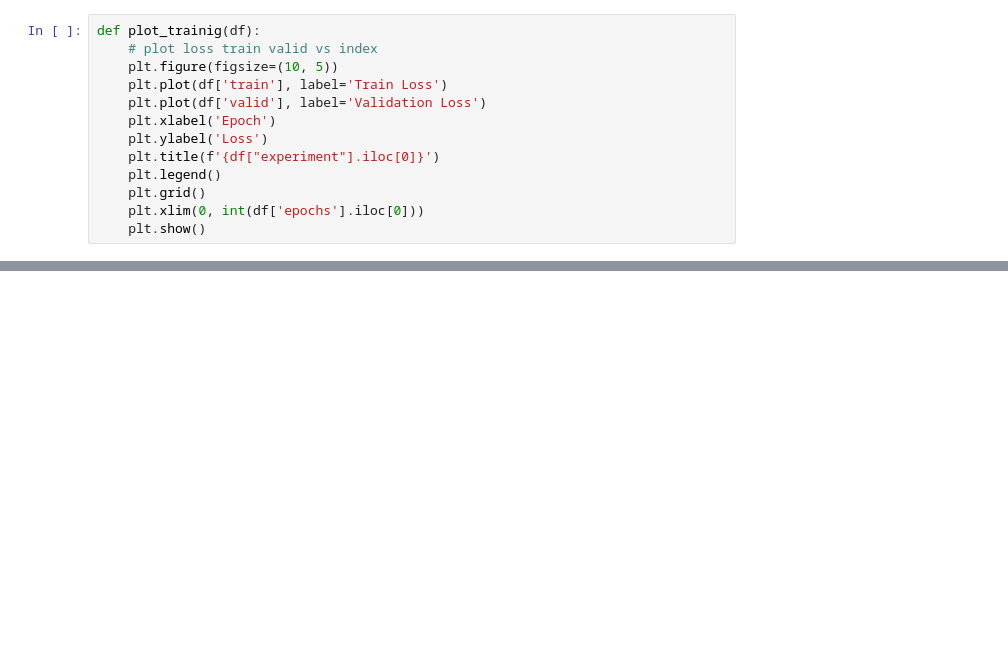
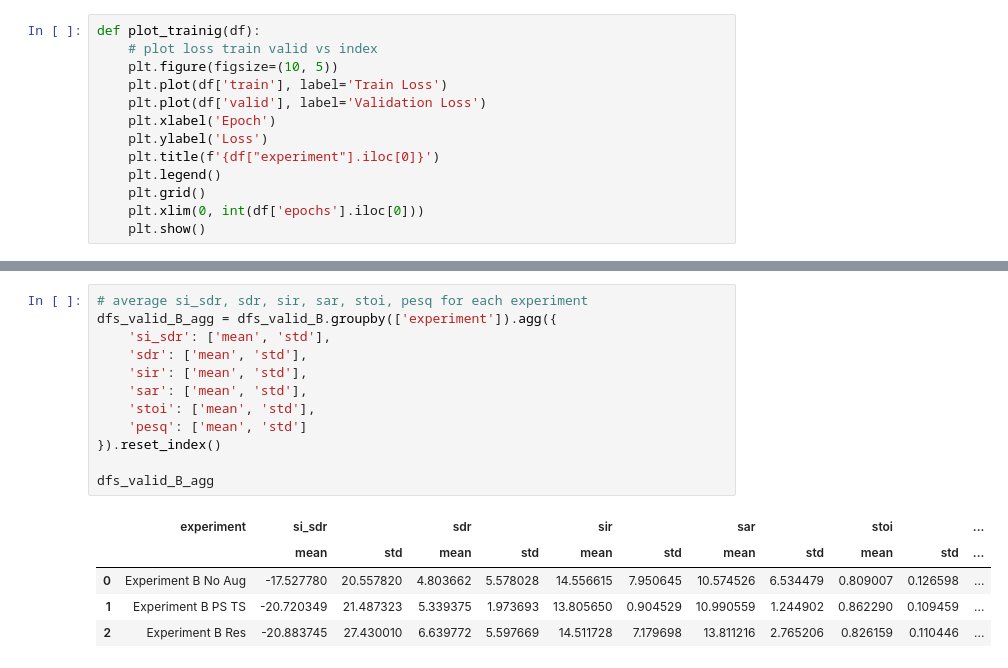
Before and after one commit to mp-smc23/demucs-v2-ps-ts, a Jupyter notebook: plot_training.ipynb, the cells around one changed output, grey strips where cells are left out. Cells and saved outputs as stored; diff of their text form; blank space fills up the shorter version.

```diff
--- a/plot_training.ipynb
+++ b/plot_training.ipynb
@@ -134,0 +151,18 @@ dfs_valid_B = dfs_valid[dfs_valid['loss'] == 'PITSISDR']
+# %%
+# average si_sdr, sdr, sir, sar, stoi, pesq for each experiment
+dfs_valid_B_agg = dfs_valid_B.groupby(['experiment']).agg({
+    'si_sdr': ['mean', 'std'],
+    'sdr': ['mean', 'std'],
+    'sir': ['mean', 'std'],
+    'sar': ['mean', 'std'],
+    'stoi': ['mean', 'std'],
+    'pesq': ['mean', 'std']
+}).reset_index()
+
+dfs_valid_B_agg
+# %% [output]
+|  | experiment | si_sdr |  | sdr |  | sir |  | sar |  | stoi |  | ... |
+|  |  | mean | std | mean | std | mean | std | mean | std | mean | std | ... |
+| 0 | Experiment B No Aug | -17.527780 | 20.557820 | 4.803662 | 5.578028 | 14.556615 | 7.950645 | 10.574526 | 6.534479 | 0.809007 | 0.126598 | ... |
+| 1 | Experiment B PS TS | -20.720349 | 21.487323 | 5.339375 | 1.973693 | 13.805650 | 0.904529 | 10.990559 | 1.244902 | 0.862290 | 0.109459 | ... |
+| 2 | Experiment B Res | -20.883745 | 27.430010 | 6.639772 | 5.597669 | 14.511728 | 7.179698 | 13.811216 | 2.765206 | 0.826159 | 0.110446 | ... |
```
Also changed, not shown: parts of 3 cells of this notebook, 3 other files.
